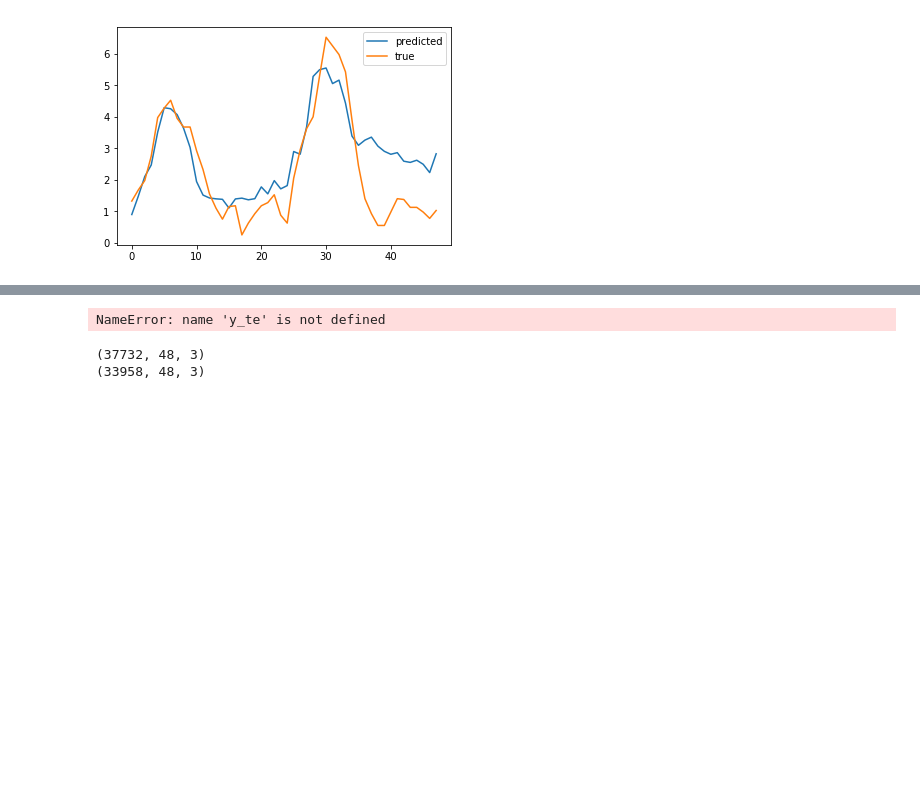
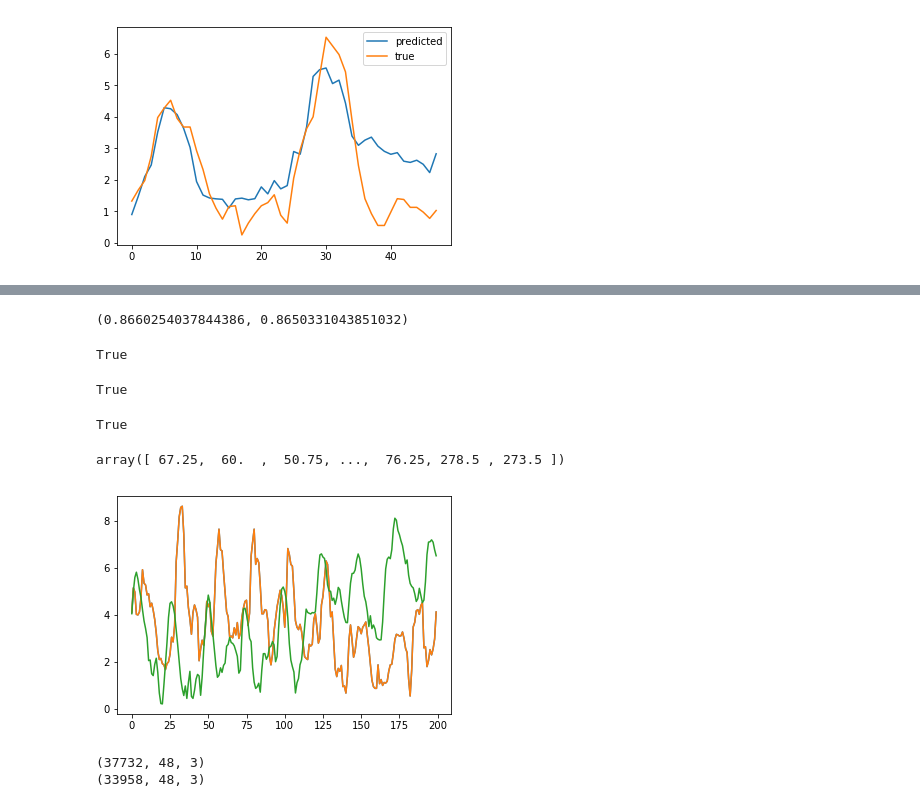
Before and after one commit to leobix/safi, a Jupyter notebook: Regression_with_XGB.ipynb, the cells around one changed output, grey strips where cells are left out. Saved outputs shown, nothing was run; the diff lists cells and outputs as text; code cells hidden in the pictures; blank space fills up the shorter version.

```diff
--- a/Regression_with_XGB.ipynb
+++ b/Regression_with_XGB.ipynb
@@ -521,11 +706,31 @@ def get_scenario(speed, cos, sin):
+# %%
+np.sin(2*np.pi/360*baseline_wind_dir[1]), y_te_sin[1]
+# %% [output]
+(0.8660254037844386, 0.8650331043851032)
+# %%
+is_favorable(y_te_cos[-3], y_te_sin[-3])
+# %% [output]
+True
+# %%
+is_S2(y_te_speed[-2], y_te_cos[-2], y_te_sin[-2])
+# %% [output]
+True
+# %%
+true_scenario[-2] == y_true_scenario[-2]
+# %% [output]
+True
+# %%
+baseline_wind_dir
+# %% [output]
+array([ 67.25,  60.  ,  50.75, ...,  76.25, 278.5 , 273.5 ])
 # %%
 import matplotlib.pyplot as plt
 plt.plot(y_te[:200])
-plt.plot(y_hat[:200])
+#plt.plot(y_hat[:200])
 plt.plot(baseline[:200])
 plt.show()
 # %% [output]
-NameError: name 'y_te' is not defined
+[figure, added]
 # %%
 def create_data_RNN(steps_in, steps_out, df):
     X, y = get_past_n_steps(df, steps_in), get_future_n_steps(df, steps_out)
```
Also changed, not shown: parts of 36 cells of this notebook.
